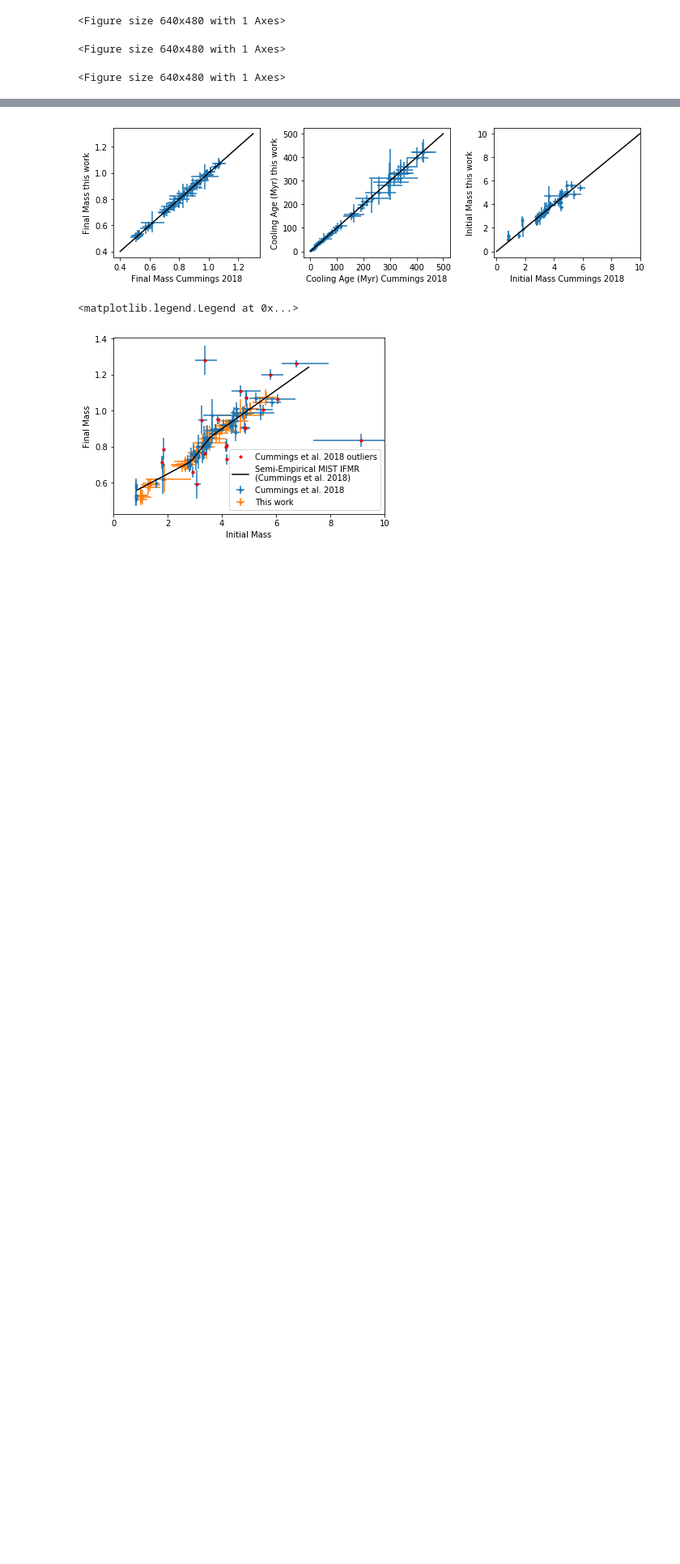
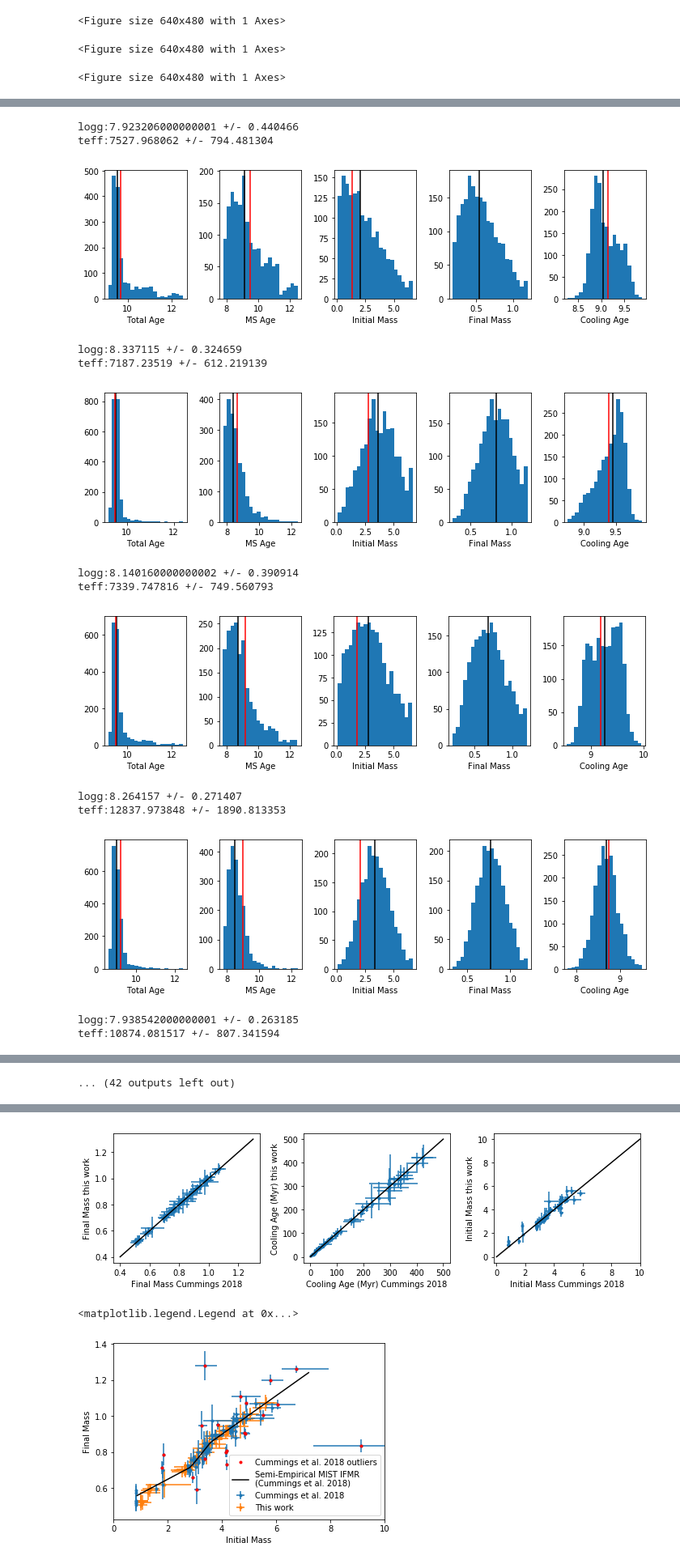
Before and after one commit to rkiman/wdwarfdate, a Jupyter notebook: Age_test.ipynb, the cells around one changed output, grey strips where cells are left out. Shown: that part at 81% size. Cells and saved outputs as stored; diff of their text form; code cells hidden in the pictures; blank space fills up the shorter version.

```diff
--- a/Age_test.ipynb
+++ b/Age_test.ipynb
@@ -39,13 +161,0 @@ e_total_age_check = np.array([float(x) for x in check_age['col5'][1:]])
-# %%
-total_age = []
-e_total_age = []
-for x in extra_id_log:
-    mask = x == extra_id_check
-    if(any(mask)):
-        total_age.append(total_age_check[mask][0])
-        e_total_age.append(e_total_age_check[mask][0])
-    else:
-        total_age.append(np.nan)
-        e_total_age.append(np.nan)
-total_age = 10**np.array(total_age)
-e_total_age = 10**np.array(e_total_age)
@@ -78,0 +218,4 @@ plt.show()
+# %%
+result = calc_wd_age(teff_binaries,e_teff_binaries,logg_binaries,e_logg_binaries,n_mc=2000,
+                     model_ifmr = 'Williams 2009',return_distributions=True)
+result_1 = calc_wd_age(teff_binaries,e_teff_binaries,logg_binaries,e_logg_binaries,n_mc=2000,return_distributions=True)
@@ -78,0 +228,47 @@ plt.show()
+# %%
+for i in range(len(teff_binaries)):
+    print('logg:{} +/- {}'.format(logg_binaries[i],e_logg_binaries[i]))
+    print('teff:{} +/- {}'.format(teff_binaries[i],e_teff_binaries[i]))
+    f, (ax1,ax2,ax3,ax4,ax5) = plt.subplots(1,5, figsize=(10,3))
+    ax1.hist(np.log10(result['total_age_dist'][i]),bins=20)
+    ax1.axvline(x=np.log10(result['total_age_median'][i]),color='k')
+    ax1.axvline(x=total_age[i],color='r')
+    ax1.set_xlabel('Total Age')
+
+    ax2.hist(np.log10(result['ms_age_dist'][i]),bins=20)
+    ax2.axvline(x=np.log10(result['ms_age_median'][i]),color='k')
+    ax2.axvline(x=ms_age[i],color='r')
+    ax2.set_xlabel('MS Age')
+
+    ax3.hist(result['initial_mass_dist'][i],bins=20)
+    ax3.axvline(x=result['initial_mass_median'][i],color='k')
+    ax3.axvline(x=initial_mass[i],color='r')
+    ax3.set_xlabel('Initial Mass')
+
+    ax4.hist(result['final_mass_dist'][i],bins=20)
+    ax4.axvline(x=result['final_mass_median'][i],color='k')
+    #ax4.axvline(x=final_mass[i],color='r')
+    ax4.set_xlabel('Final Mass')
+
+    ax5.hist(np.log10(result['cooling_age_dist'][i]),bins=20)
+    ax5.axvline(x=np.log10(result['cooling_age_median'][i]),color='k')
+    ax5.axvline(x=cooling_age[i],color='r')
+    ax5.set_xlabel('Cooling Age')
+
+    plt.tight_layout()
+    plt.show()
+# %% [output]
+logg:7.923206000000001 +/- 0.440466
+teff:7527.968062 +/- 794.481304
+[figure, added]
+logg:8.337115 +/- 0.324659
+teff:7187.23519 +/- 612.219139
+[figure, added]
+logg:8.140160000000002 +/- 0.390914
+teff:7339.747816 +/- 749.560793
+[figure, added]
+logg:8.264157 +/- 0.271407
+teff:12837.973848 +/- 1890.813353
+[figure, added]
+logg:7.938542000000001 +/- 0.263185
+teff:10874.081517 +/- 807.341594
@@ -78,0 +279 @@ plt.show()
+... (42 outputs left out)
```
Also changed, not shown: parts of 20 cells of this notebook, 3 other files.
